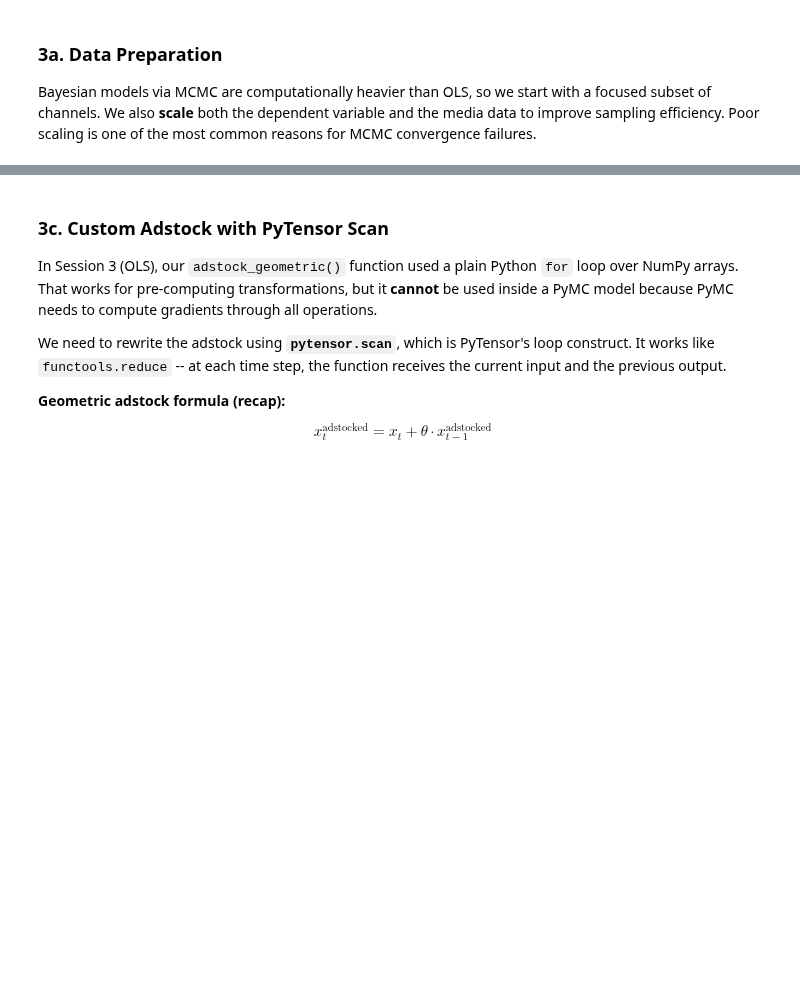
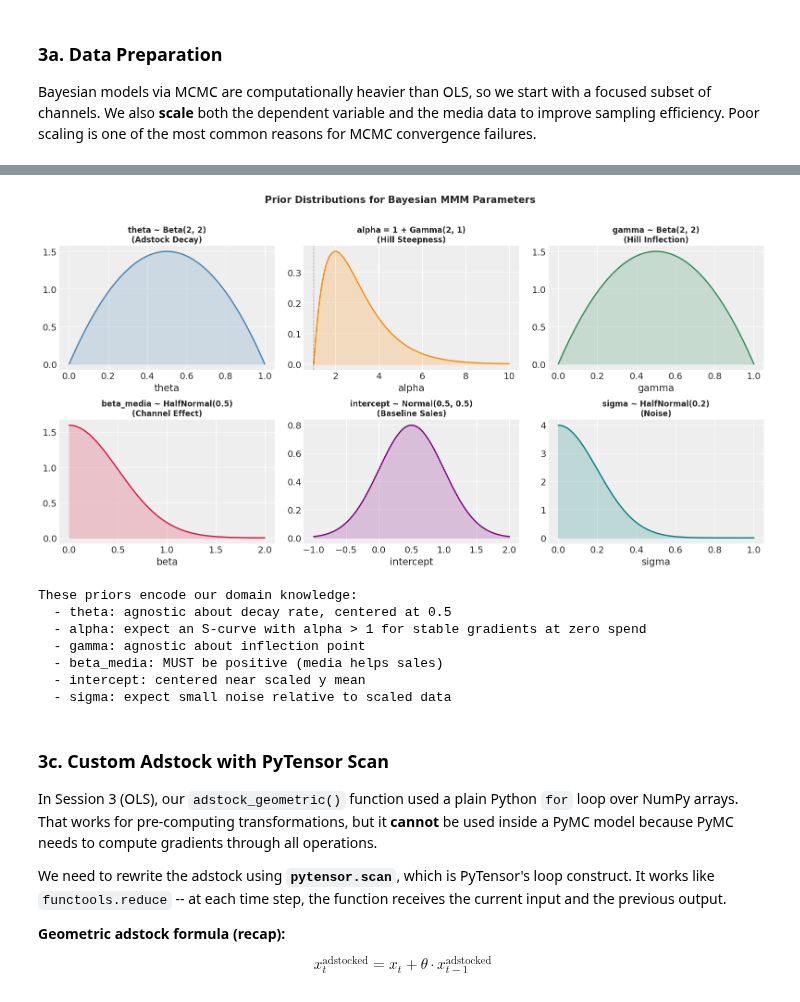
Before and after one commit to gdberrio/MarketingScience-CohortMay26, a Jupyter notebook: week-2/session-4/session_04_bayesian_mmm.ipynb, the cells around one changed output, grey strips where cells are left out. Drawn from its saved outputs; the diff is of its cells as text; code cells hidden in the pictures; blank space fills up the shorter version.

```diff
--- a/week-2/session-4/session_04_bayesian_mmm.ipynb
+++ b/week-2/session-4/session_04_bayesian_mmm.ipynb
@@ -279,3 +263,72 @@ print("  - sigma: expect small noise relative to scaled data")
+# %%
+# Visualize the prior distributions to build intuition
+fig, axes = plt.subplots(2, 3, figsize=(16, 8))
+
+from scipy import stats as sp_stats
+
+# theta ~ Beta(2, 2)
+x_grid = np.linspace(0, 1, 200)
+axes[0, 0].plot(x_grid, sp_stats.beta.pdf(x_grid, 2, 2), linewidth=2, color="steelblue")
+axes[0, 0].set_title("theta ~ Beta(2, 2)\n(Adstock Decay)", fontsize=12, fontweight="bold")
+axes[0, 0].set_xlabel("theta")
+axes[0, 0].fill_between(x_grid, sp_stats.beta.pdf(x_grid, 2, 2), alpha=0.2, color="steelblue")
+
+# alpha = 1 + Gamma(2, 1)
+x_grid2 = np.linspace(1, 10, 200)
+alpha_density = sp_stats.gamma.pdf(x_grid2 - 1, 2, scale=1)
+axes[0, 1].plot(x_grid2, alpha_density, linewidth=2, color="darkorange")
+axes[0, 1].set_title("alpha = 1 + Gamma(2, 1)\n(Hill Steepness)", fontsize=12, fontweight="bold")
+axes[0, 1].set_xlabel("alpha")
+axes[0, 1].fill_between(x_grid2, alpha_density, alpha=0.2, color="darkorange")
+axes[0, 1].axvline(1, color="black", linestyle="--", alpha=0.5, linewidth=1)
+
+# gamma ~ Beta(2, 2)
+axes[0, 2].plot(x_grid, sp_stats.beta.pdf(x_grid, 2, 2), linewidth=2, color="seagreen")
+axes[0, 2].set_title("gamma ~ Beta(2, 2)\n(Hill Inflection)", fontsize=12, fontweight="bold")
+axes[0, 2].set_xlabel("gamma")
+axes[0, 2].fill_between(x_grid, sp_stats.beta.pdf(x_grid, 2, 2), alpha=0.2, color="seagreen")
+
+# beta_media ~ HalfNormal(0.5)
+x_grid3 = np.linspace(0, 2, 200)
+axes[1, 0].plot(x_grid3, sp_stats.halfnorm.pdf(x_grid3, scale=0.5), linewidth=2, color="crimson")
+axes[1, 0].set_title("beta_media ~ HalfNormal(0.5)\n(Channel Effect)", fontsize=12, fontweight="bold")
+axes[1, 0].set_xlabel("beta")
+axes[1, 0].fill_between(x_grid3, sp_stats.halfnorm.pdf(x_grid3, scale=0.5), alpha=0.2, color="crimson")
+
+# intercept ~ Normal(0.5, 0.5)
+x_grid4 = np.linspace(-1, 2, 200)
+axes[1, 1].plot(x_grid4, sp_stats.norm.pdf(x_grid4, loc=0.5, scale=0.5), linewidth=2, color="purple")
+axes[1, 1].set_title("intercept ~ Normal(0.5, 0.5)\n(Baseline Sales)", fontsize=12, fontweight="bold")
+axes[1, 1].set_xlabel("intercept")
+axes[1, 1].fill_between(x_grid4, sp_stats.norm.pdf(x_grid4, loc=0.5, scale=0.5), alpha=0.2, color="purple")
+
+# sigma ~ HalfNormal(0.2)
+x_grid5 = np.linspace(0, 1, 200)
+axes[1, 2].plot(x_grid5, sp_stats.halfnorm.pdf(x_grid5, scale=0.2), linewidth=2, color="teal")
+axes[1, 2].set_title("sigma ~ HalfNormal(0.2)\n(Noise)", fontsize=12, fontweight="bold")
+axes[1, 2].set_xlabel("sigma")
+axes[1, 2].fill_between(x_grid5, sp_stats.halfnorm.pdf(x_grid5, scale=0.2), alpha=0.2, color="teal")
+
+fig.suptitle("Prior Distributions for Bayesian MMM Parameters", fontsize=15, fontweight="bold", y=1.02)
+plt.tight_layout()
+plt.show()
+
+print("These priors encode our domain knowledge:")
+print("  - theta: agnostic about decay rate, centered at 0.5")
+print("  - alpha: expect an S-curve with alpha > 1 for stable gradients at zero spend")
+print("  - gamma: agnostic about inflection point")
+print("  - beta_media: MUST be positive (media helps sales)")
+print("  - intercept: centered near scaled y mean")
+print("  - sigma: expect small noise relative to scaled data")
+# %% [output]
+[figure, added]
+These priors encode our domain knowledge:
+  - theta: agnostic about decay rate, centered at 0.5
+  - alpha: expect an S-curve with alpha > 1 for stable gradients at zero spend
+  - gamma: agnostic about inflection point
+  - beta_media: MUST be positive (media helps sales)
+  - intercept: centered near scaled y mean
+  - sigma: expect small noise relative to scaled data
 # %% [markdown]
 ### 3c. Custom Adstock with PyTensor Scan
 
```
Also changed, not shown: parts of 38 cells of this notebook, 1 other file.
